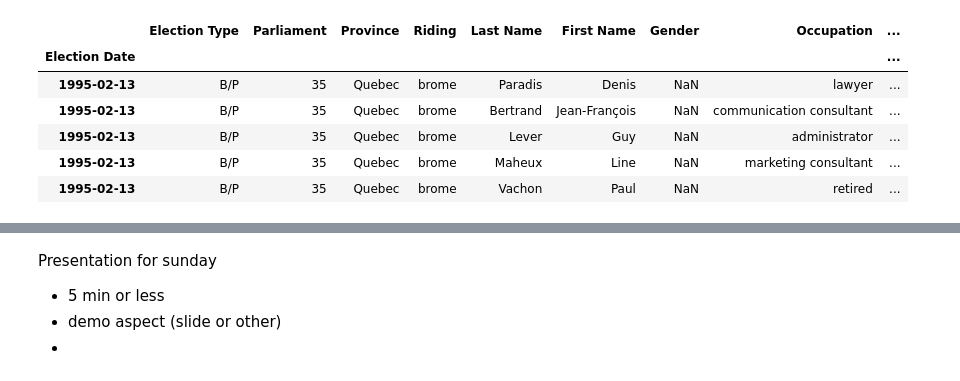
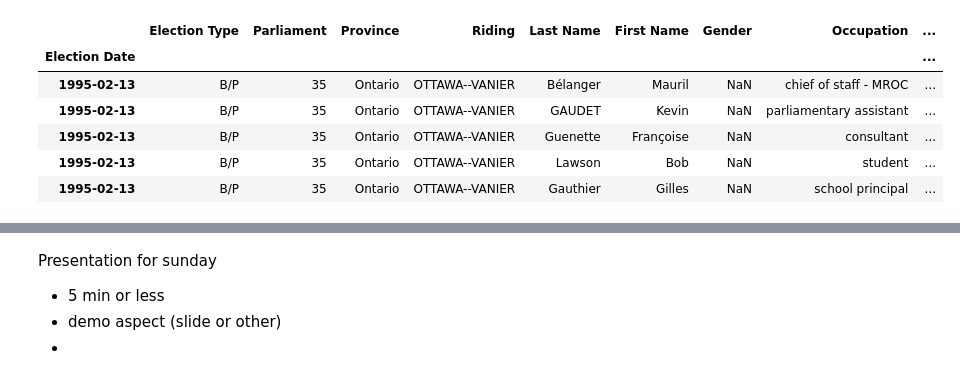
Before and after one commit to zpleunis/ai_climate_hackathon, a Jupyter notebook: electoral-climate-votes.ipynb, the cells around one changed output, grey strips where cells are left out. Drawn from its saved outputs; the diff is of its cells as text; code cells hidden in the pictures.

```diff
--- a/electoral-climate-votes.ipynb
+++ b/electoral-climate-votes.ipynb
@@ -9,6 +7,5 @@ import matplotlib.pyplot as plt
 from geopy.geocoders import Nominatim
 # %%
-#df = pd.read_csv('HFER_e2.txt', encoding = "utf-8",index_col = 'Election Date')
-df = pd.read_csv('HFER_e_lat_lon_qc.csv', encoding = "utf-8",index_col = 'Election Date')
+df = pd.read_csv('data/HFER_e_lat_lon.csv', encoding = "utf-8",index_col = 'Election Date')
 # %%
 df = df[pd.to_datetime(df.index) > pd.to_datetime('1994-01-01')]
@@ -16,13 +13,13 @@ dfq= df[df['Province']=='Quebec']
 # %%
-dfq.head()
+df.head()
 # %% [output]
 |  | Election Type | Parliament | Province | Riding | Last Name | First Name | Gender | Occupation | ... |
 | Election Date |  |  |  |  |  |  |  |  | ... |
-| 1995-02-13 | B/P | 35 | Quebec | brome | Paradis | Denis | NaN | lawyer | ... |
-| 1995-02-13 | B/P | 35 | Quebec | brome | Bertrand | Jean-François | NaN | communication consultant | ... |
-| 1995-02-13 | B/P | 35 | Quebec | brome | Lever | Guy | NaN | administrator | ... |
-| 1995-02-13 | B/P | 35 | Quebec | brome | Maheux | Line | NaN | marketing consultant | ... |
-| 1995-02-13 | B/P | 35 | Quebec | brome | Vachon | Paul | NaN | retired | ... |
+| 1995-02-13 | B/P | 35 | Ontario | OTTAWA--VANIER | Bélanger | Mauril | NaN | chief of staff - MROC | ... |
+| 1995-02-13 | B/P | 35 | Ontario | OTTAWA--VANIER | GAUDET | Kevin | NaN | parliamentary assistant | ... |
+| 1995-02-13 | B/P | 35 | Ontario | OTTAWA--VANIER | Guenette | Françoise | NaN | consultant | ... |
+| 1995-02-13 | B/P | 35 | Ontario | OTTAWA--VANIER | Lawson | Bob | NaN | student | ... |
+| 1995-02-13 | B/P | 35 | Ontario | OTTAWA--VANIER | Gauthier | Gilles | NaN | school principal | ... |
 # %%
 # give number for each major party or other
 def partyLabel (row):
```
Also changed, not shown: parts of 7 cells of this notebook, 2 other files.
